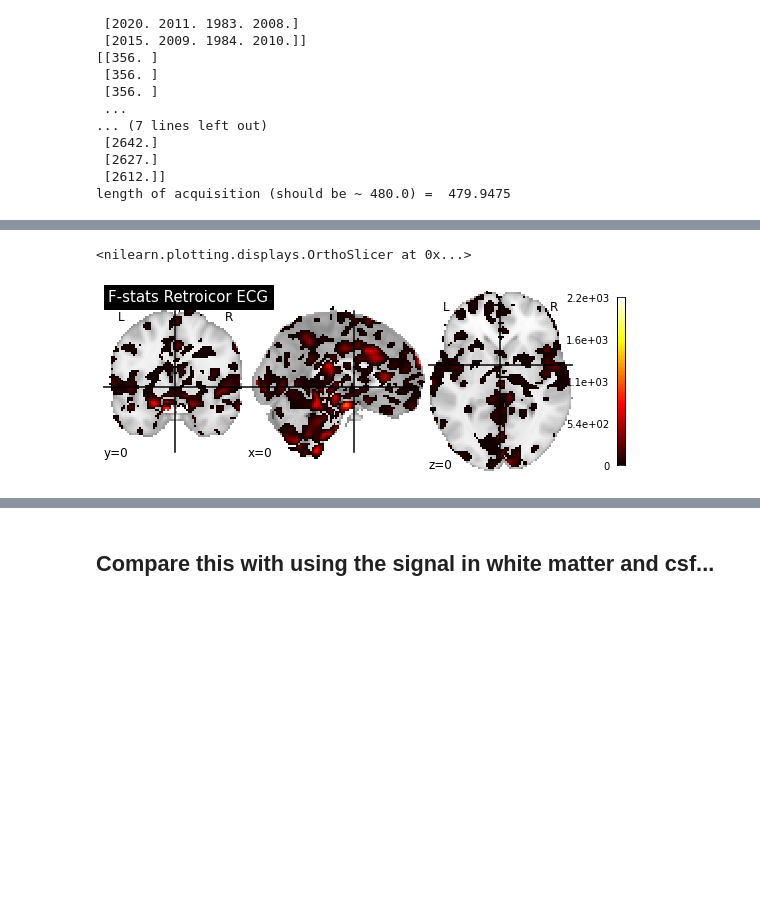
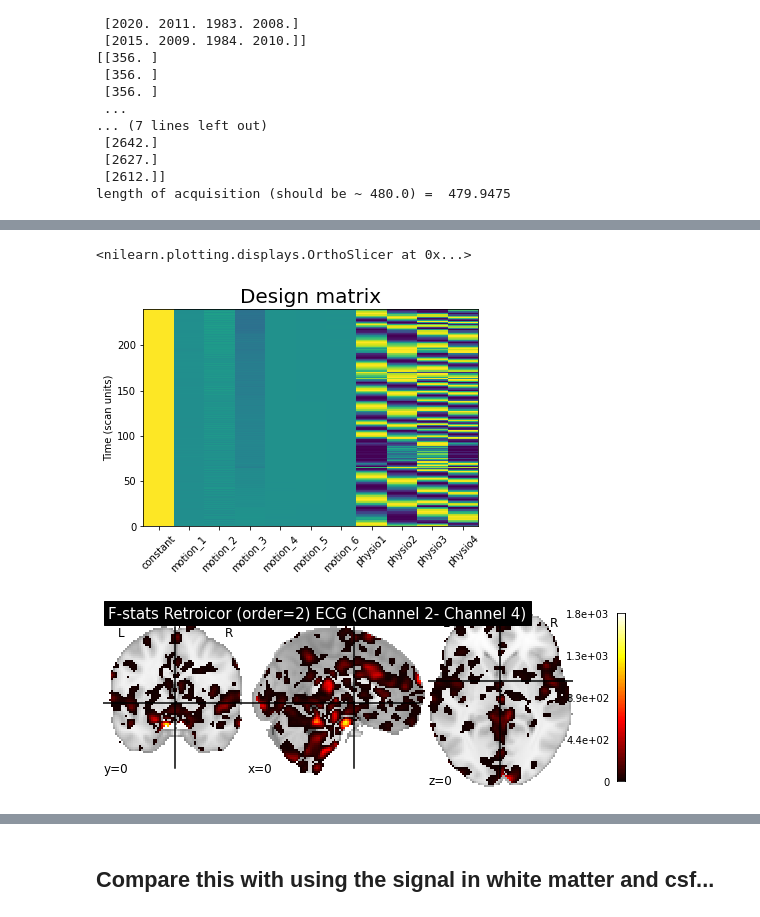
Before and after one commit to CoAxLab/niphlem, a Jupyter notebook: notebooks/demo_ebach.ipynb, the cells around one changed output, grey strips where cells are left out. Cells and saved outputs as stored; diff of their text form; code cells hidden in the pictures; blank space fills up the shorter version.

Commit message:
update notebook with analyses and clean a bit test regressors file

```diff
--- a/notebooks/demo_ebach.ipynb
+++ b/notebooks/demo_ebach.ipynb
@@ -93,8 +103,32 @@ res_dict = first_level.compute_contrast("physio1+physio2+physio3+physio4", stat_
 # %%
-from nilearn import plotting
-from nilearn.image import math_img
+retro_ecg = RetroicorPhysio(physio_rate=400,
+                            t_r=repetition_time,
+                            delta=200, high_pass=0.5,
+                            low_pass=3.0, order=2,
+                            columns=[0,1,0,-1])
+ecg_regressors = retro_ecg.compute_regressors(signal=ecg_signal, time_scan=frame_times)
+
+first_level = FirstLevelModel(drift_model=None, noise_model='ols', signal_scaling=False, smoothing_fwhm=6)
+dm = pd.DataFrame(np.column_stack(([1]*n_samples,  motion, ecg_regressors)),
+                  columns= ["constant"] + [f"motion_{ii+1}" for ii in range(motion.shape[1])] +
+                  ["physio1", "physio2", "physio3", "physio4"])
+
+fig, ax = plt.subplots()
+ax.pcolormesh(dm)
+ax.set_xticks(np.arange(dm.shape[1])+0.5)
+ax.set_xticklabels(dm.columns, rotation=45)
+ax.set_ylabel("Time (scan units)")
+ax.set_title("Design matrix", size=20)
+pass
+
+# Fit model
+first_level.fit(bold_img, design_matrices=dm)
+
+# Compute contrasts
+res_dict = first_level.compute_contrast("physio1+physio2+physio3+physio4", stat_type="F", output_type="all")
 plotting.plot_stat_map(math_img("img1*(img2<0.0001)", img1=res_dict['stat'], img2=res_dict['p_value']),
-                       cut_coords=(0,0,0), title="F-stats Retroicor ECG")
+                       cut_coords=(0,0,0), title="F-stats Retroicor (order=2) ECG (Channel 2- Channel 4)")
 # %% [output]
 <nilearn.plotting.displays.OrthoSlicer at 0x...>
-[figure, old version]
+[figure, new version]
+[figure, added]
```
Also changed, not shown: parts of 23 cells of this notebook, 1 other file.
